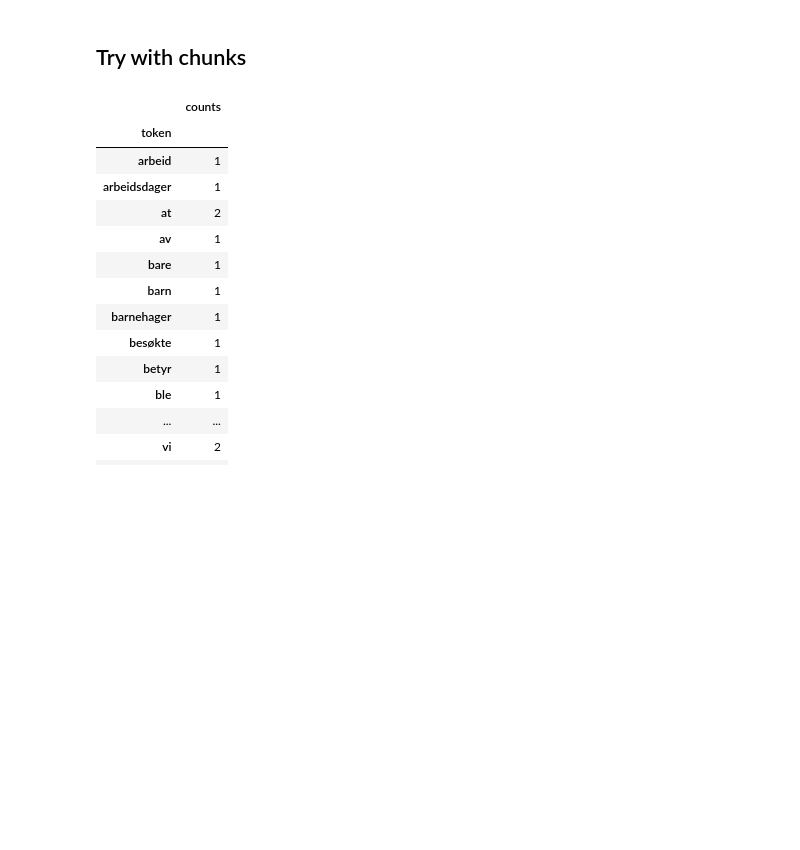
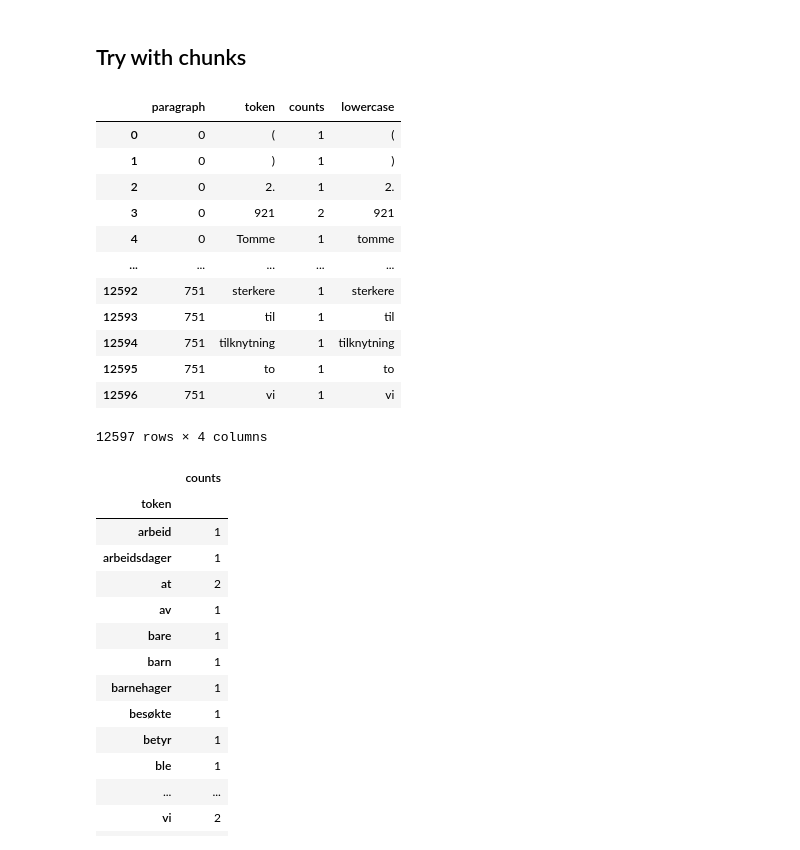
Before and after one commit to Sprakbanken/sentimentanalyse, a Jupyter notebook: exeriment.ipynb, the cells around one changed output. Cells and saved outputs as stored; diff of their text form; code cells hidden in the pictures; blank space fills up the shorter version.

```diff
--- a/exeriment.ipynb
+++ b/exeriment.ipynb
@@ -458,6 +471,22 @@ par_idx_col = "paragraph"
 chunks  = get_chunks_para(urn)
 total = [{par_idx_col:i, token_col: token, freq_col: count} for i, para in enumerate(chunks) for token, count in para.items()]
 df = pd.DataFrame(total)
+# %%
+df
+# %% [output]
+|  | paragraph | token | counts | lowercase |
+| 0 | 0 | ( | 1 | ( |
+| 1 | 0 | ) | 1 | ) |
+| 2 | 0 | 2. | 1 | 2. |
+| 3 | 0 | 921 | 2 | 921 |
+| 4 | 0 | Tomme | 1 | tomme |
+| ... | ... | ... | ... | ... |
+| 12592 | 751 | sterkere | 1 | sterkere |
+| 12593 | 751 | til | 1 | til |
+| 12594 | 751 | tilknytning | 1 | tilknytning |
+| 12595 | 751 | to | 1 | to |
+| 12596 | 751 | vi | 1 | vi |
+12597 rows × 4 columns
 # %%
 # Filter dataframe on the paragraphs that contain the search word
 
```
Also changed, not shown: parts of 9 cells of this notebook, 1 other file.
